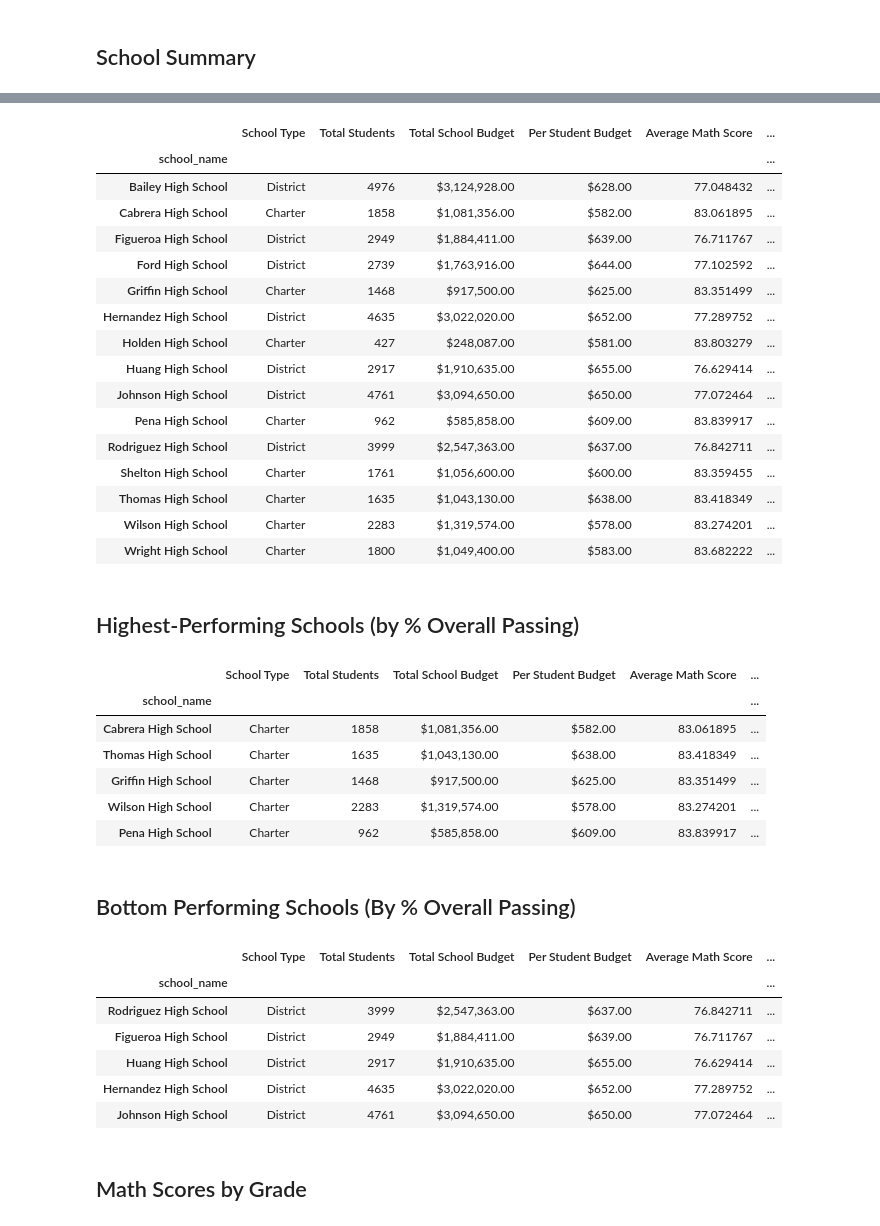
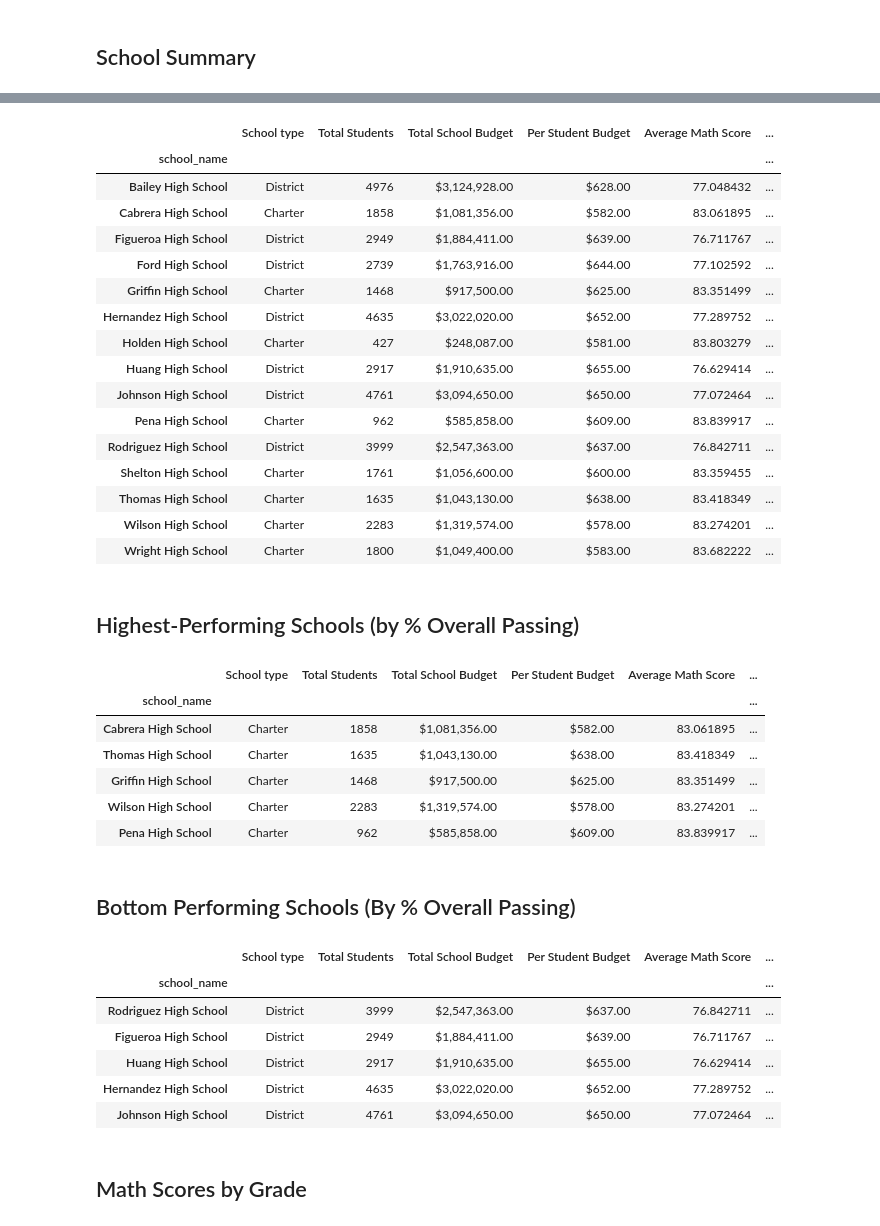
Before and after one commit to jennsv97/pandas_challenge, a Jupyter notebook: PyCitySchools/PyCitySchools_starter.ipynb, the cells around one changed output, grey strips where cells are left out. Cells and saved outputs as stored; diff of their text form; code cells hidden in the pictures.

```diff
--- a/PyCitySchools/PyCitySchools_starter.ipynb
+++ b/PyCitySchools/PyCitySchools_starter.ipynb
@@ -107,4 +185,6 @@ per_school_capita =
 # %%
 # Calculate the average test scores per school from school_data_complete
-per_school_math =
-per_school_reading =
+per_school_math = school_data_complete.groupby("school_name")["math_score"].mean()
+per_school_math
+per_school_reading = school_data_complete.groupby("school_name")["reading_score"].mean()
+per_school_reading
@@ -111,4 +209,12 @@ per_school_reading =
 # %%
 # Calculate the number of students per school with math scores of 70 or higher from school_data_complete
-students_passing_math =
-school_students_passing_math =
+
+students_passing_math = school_data_complete[school_data_complete["math_score"] >= 70]
+
+school_students_passing_math = students_passing_math.groupby("school_name")["Student ID"].count()
+
+total_students_per_school = school_data_complete.groupby("school_name")["Student ID"].count()
+
+math_school_percent = (school_students_passing_math / total_students_per_school) * 100
+
+math_school_percent
@@ -115,4 +239,12 @@ school_students_passing_math =
 # %%
 # Calculate the number of students per school with reading scores of 70 or higher from school_data_complete
-students_passing_reading =
-school_students_passing_reading =
+students_passing_reading = school_data_complete[school_data_complete["reading_score"] >= 70]
+
+
+school_students_passing_reading = students_passing_reading.groupby("school_name")["Student ID"].count()
+
+total_students_per_school = school_data_complete.groupby("school_name")["Student ID"].count()
+
+read_school_percent = (school_students_passing_reading / total_students_per_school) * 100
+
+read_school_percent
@@ -130,15 +319,25 @@ overall_passing_rate = school_students_passing_math_and_reading / per_school_cou
 # %%
 # Create a DataFrame called `per_school_summary` with columns for the calculations above.
-per_school_summary =
+per_school_summary = per_school_summary = pd.DataFrame({
+    "School type" : school_types,
+    "Total Students" : per_school_counts,
+    "Total School Budget": per_school_budget,
+    "Per Student Budget" : per_school_capita,
+    "Average Math Score" : per_school_math,
+    "Average Reading Score" : per_school_reading,
+    "% Passing Math" : math_school_percent,
+    "% Passing Reading" : read_school_percent,
+    "% Overall Passing" : overall_passing_rate
+    })
 
 # Formatting
 per_school_summary["Total School Budget"] = per_school_summary["Total School Budget"].map("${:,.2f}".format)
 per_school_summary["Per Student Budget"] = per_school_summary["Per Student Budget"].map("${:,.2f}".format)
 
 # Display the DataFrame
 per_school_summary
 # %% [output]
-|  | School Type | Total Students | Total School Budget | Per Student Budget | Average Math Score | ... |
+|  | School type | Total Students | Total School Budget | Per Student Budget | Average Math Score | ... |
 | school_name |  |  |  |  |  | ... |
 | Bailey High School | District | 4976 | $3,124,928.00 | $628.00 | 77.048432 | ... |
 | Cabrera High School | Charter | 1858 | $1,081,356.00 | $582.00 | 83.061895 | ... |
@@ -159,10 +358,12 @@ per_school_summary
 ## Highest-Performing Schools (by % Overall Passing)
 # %%
 # Sort the schools by `% Overall Passing` in descending order and display the top 5 rows.
-top_schools =
+top_schools = per_school_summary.sort_values("% Overall Passing", ascending=False)
 top_schools.head(5)
+
+# ascending = false sort values from the largest to the smallest
 # %% [output]
-|  | School Type | Total Students | Total School Budget | Per Student Budget | Average Math Score | ... |
+|  | School type | Total Students | Total School Budget | Per Student Budget | Average Math Score | ... |
 | school_name |  |  |  |  |  | ... |
 | Cabrera High School | Charter | 1858 | $1,081,356.00 | $582.00 | 83.061895 | ... |
 | Thomas High School | Charter | 1635 | $1,043,130.00 | $638.00 | 83.418349 | ... |
@@ -173,10 +374,12 @@ top_schools.head(5)
 ## Bottom Performing Schools (By % Overall Passing)
 # %%
 # Sort the schools by `% Overall Passing` in ascending order and display the top 5 rows.
-bottom_schools =
+bottom_schools = per_school_summary.sort_values("% Overall Passing", ascending=True)
 bottom_schools.head(5)
+
+# ascending = true sort values from the smallest to the largest
 # %% [output]
-|  | School Type | Total Students | Total School Budget | Per Student Budget | Average Math Score | ... |
+|  | School type | Total Students | Total School Budget | Per Student Budget | Average Math Score | ... |
 | school_name |  |  |  |  |  | ... |
 | Rodriguez High School | District | 3999 | $2,547,363.00 | $637.00 | 76.842711 | ... |
 | Figueroa High School | District | 2949 | $1,884,411.00 | $639.00 | 76.711767 | ... |
```
Also changed, not shown: parts of 26 cells of this notebook.
